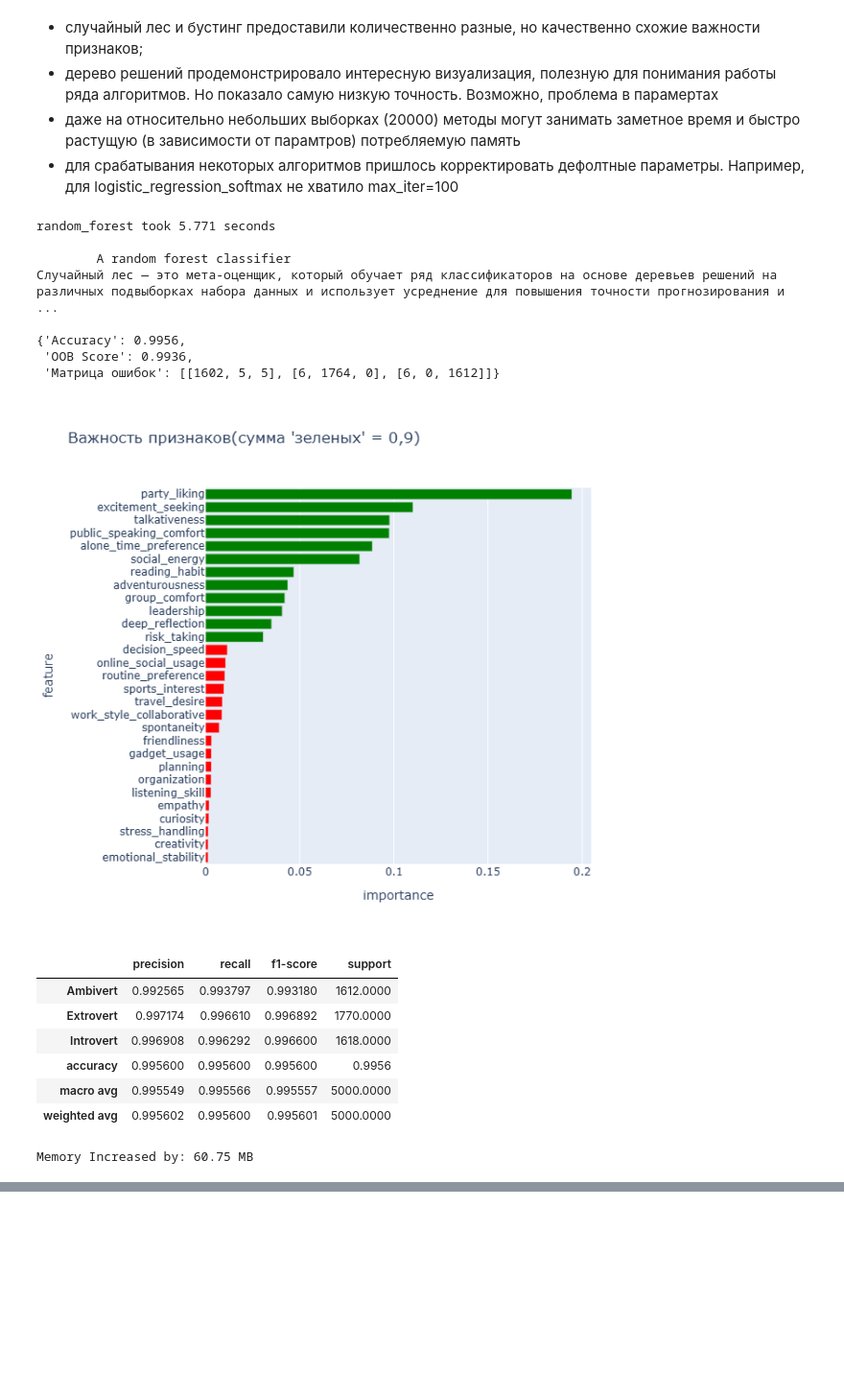
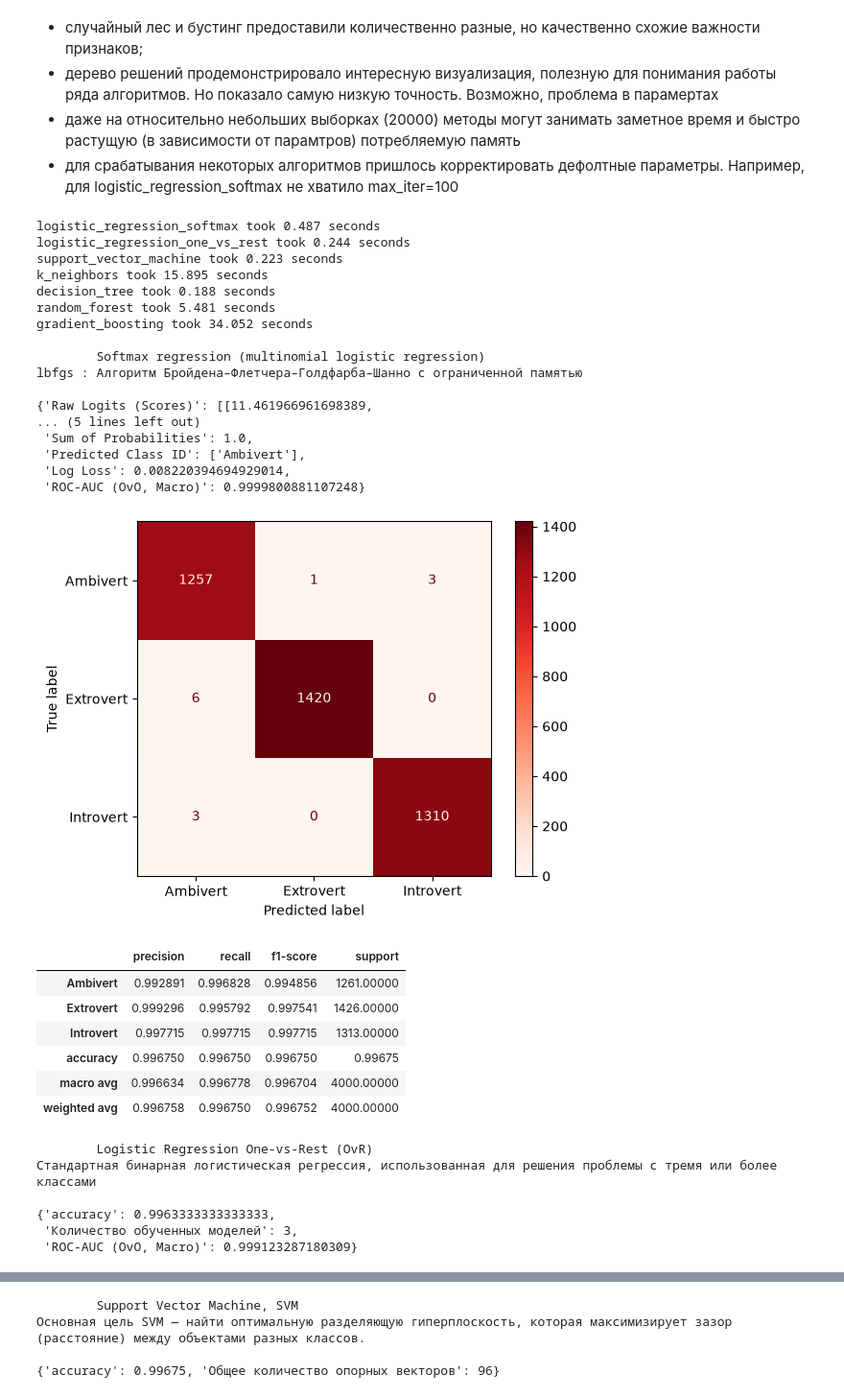
Before and after one commit to jamesshylko-gmail-com/data-science, a Jupyter notebook: homework3_1/ds_3_4_visualization.ipynb, the cells around one changed output, grey strips where cells are left out. Shown at 96% size. Saved outputs shown, nothing was run; the diff lists cells and outputs as text; code cells hidden in the pictures; blank space fills up the shorter version.

```diff
--- a/homework3_1/ds_3_4_visualization.ipynb
+++ b/homework3_1/ds_3_4_visualization.ipynb
@@ -24,51 +24,65 @@
 # %%
 from private.utils import memory_check, prepare_personality_data
 from public.models import ClassificationProcessor
 
 with memory_check():
     df = prepare_personality_data()
 
     processor = ClassificationProcessor(df, "personality_type")
 
     processor.calculate(
             {
-                # "logistic_regression_softmax" : {
-                #     "test_size" : 0.2,
-                #     "max_iter" : 200
-                # },
-                # "logistic_regression_one_vs_rest" : {
-                #     "test_size" : 0.3
-                # },
-                # # "naive_bayes" : {},
-                # "support_vector_machine" : {},
-                # "k_neighbors" : {},
-                # "decision_tree" : {},
+                "logistic_regression_softmax" : {
+                    "test_size" : 0.2,
+                    "max_iter" : 200
+                },
+                "logistic_regression_one_vs_rest" : {
+                    "test_size" : 0.3
+                },
+                # "naive_bayes" : {},
+                "support_vector_machine" : {},
+                "k_neighbors" : {},
+                "decision_tree" : {},
                 "random_forest" : {
                     "test_size" : 0.25,
                     "n_estimators" : 100
                 },
-                # "gradient_boosting" : {
-                #     "n_estimators" : 100,
-                #     "learning_rate" : 0.1,
-                #     "max_depth" : 3
-                # }
+                "gradient_boosting" : {
+                    "n_estimators" : 100,
+                    "learning_rate" : 0.1,
+                    "max_depth" : 3
+                }
             }
     ).report()
 # %% [output]
-random_forest took 5.771 seconds
+logistic_regression_softmax took 0.487 seconds
+logistic_regression_one_vs_rest took 0.244 seconds
+support_vector_machine took 0.223 seconds
+k_neighbors took 15.895 seconds
+decision_tree took 0.188 seconds
+random_forest took 5.481 seconds
+gradient_boosting took 34.052 seconds
 
-        A random forest classifier
-Случайный лес — это мета-оценщик, который обучает ряд классификаторов на основе деревьев решений на различных подвыборках набора данных и использует усреднение для повышения точности прогнозирования и ...
+        Softmax regression (multinomial logistic regression)
+lbfgs : Алгоритм Бройдена–Флетчера–Голдфарба–Шанно с ограниченной памятью
 
-{'Accuracy': 0.9956,
- 'OOB Score': 0.9936,
- 'Матрица ошибок': [[1602, 5, 5], [6, 1764, 0], [6, 0, 1612]]}
+{'Raw Logits (Scores)': [[11.461966961698389,
+... (5 lines left out)
+ 'Sum of Probabilities': 1.0,
+ 'Predicted Class ID': ['Ambivert'],
+ 'Log Loss': 0.008220394694929014,
+ 'ROC-AUC (OvO, Macro)': 0.9999800881107248}
-[figure, old version]
+[figure, new version]
 |  | precision | recall | f1-score | support |
-| Ambivert | 0.992565 | 0.993797 | 0.993180 | 1612.0000 |
-| Extrovert | 0.997174 | 0.996610 | 0.996892 | 1770.0000 |
-| Introvert | 0.996908 | 0.996292 | 0.996600 | 1618.0000 |
-| accuracy | 0.995600 | 0.995600 | 0.995600 | 0.9956 |
-| macro avg | 0.995549 | 0.995566 | 0.995557 | 5000.0000 |
-| weighted avg | 0.995602 | 0.995600 | 0.995601 | 5000.0000 |
+| Ambivert | 0.992891 | 0.996828 | 0.994856 | 1261.00000 |
+| Extrovert | 0.999296 | 0.995792 | 0.997541 | 1426.00000 |
+| Introvert | 0.997715 | 0.997715 | 0.997715 | 1313.00000 |
+| accuracy | 0.996750 | 0.996750 | 0.996750 | 0.99675 |
+| macro avg | 0.996634 | 0.996778 | 0.996704 | 4000.00000 |
+| weighted avg | 0.996758 | 0.996750 | 0.996752 | 4000.00000 |
-Memory Increased by: 60.75 MB
+        Logistic Regression One-vs-Rest (OvR)
+Стандартная бинарная логистическая регрессия, использованная для решения проблемы с тремя или более классами
+
+{'accuracy': 0.9963333333333333,
+ 'Количество обученных моделей': 3,
+ 'ROC-AUC (OvO, Macro)': 0.999123287180309}
@@ -74,0 +97,4 @@ Memory Increased by: 60.75 MB
+        Support Vector Machine, SVM
+Основная цель SVM — найти оптимальную разделяющую гиперплоскость, которая максимизирует зазор (расстояние) между объектами разных классов.
+
+{'accuracy': 0.99675, 'Общее количество опорных векторов': 96}
```
Also changed, not shown: parts of 1 cell of this notebook.
